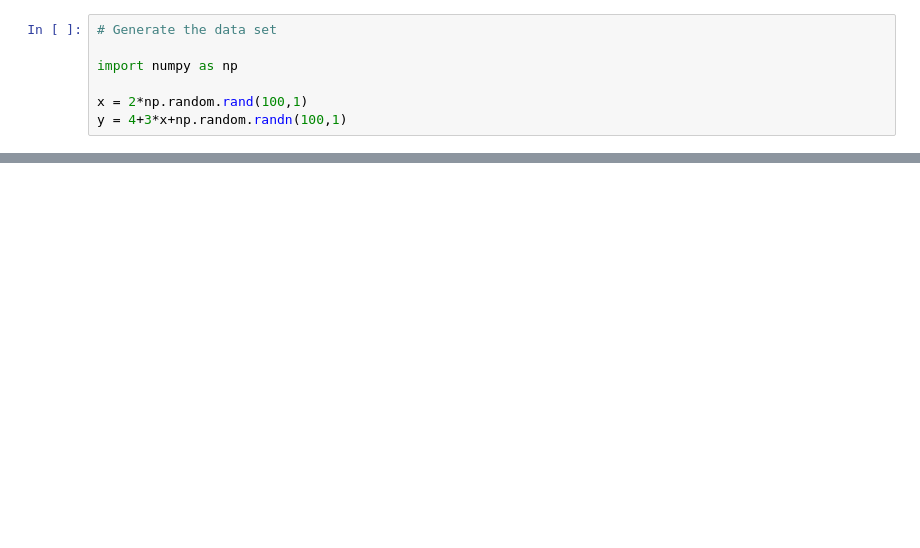
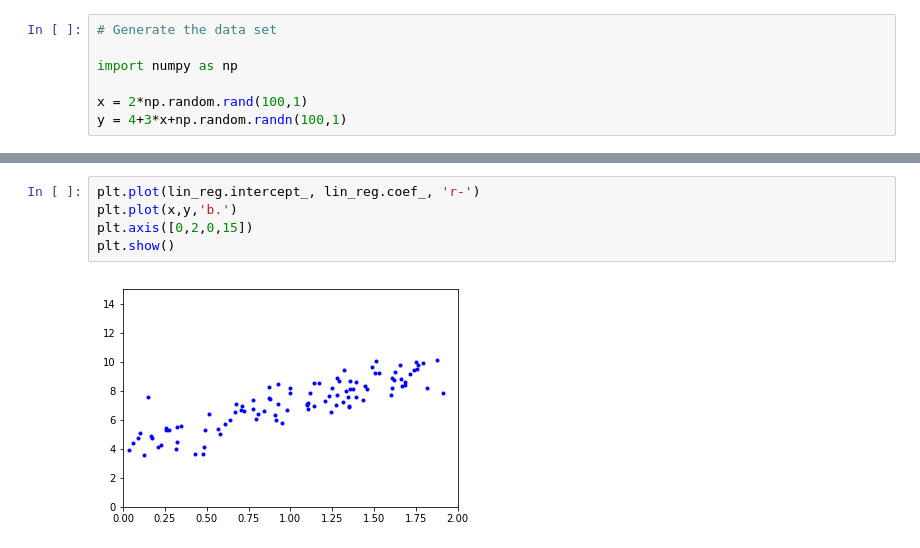
Before and after one commit to finnnilsen90/machine_learning, a Jupyter notebook: Hands-on_ML/chapter4_training-models/linear_equations.ipynb, the cells around one changed output, grey strips where cells are left out. Saved outputs shown, nothing was run; the diff lists cells and outputs as text; blank space fills up the shorter version.

```diff
--- a/Hands-on_ML/chapter4_training-models/linear_equations.ipynb
+++ b/Hands-on_ML/chapter4_training-models/linear_equations.ipynb
@@ -50,3 +50,10 @@ lin_reg.intercept_, lin_reg.coef_
+# %%
+plt.plot(lin_reg.intercept_, lin_reg.coef_, 'r-')
+plt.plot(x,y,'b.')
+plt.axis([0,2,0,15])
+plt.show()
+# %% [output]
+[figure, added]
 # %%
 lin_reg.predict(x_new)
 # %% [output]
```
Also changed, not shown: parts of 16 cells of this notebook.
